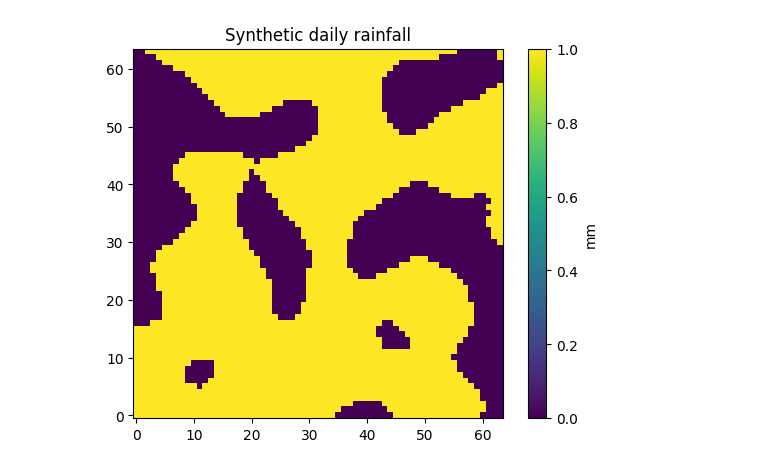
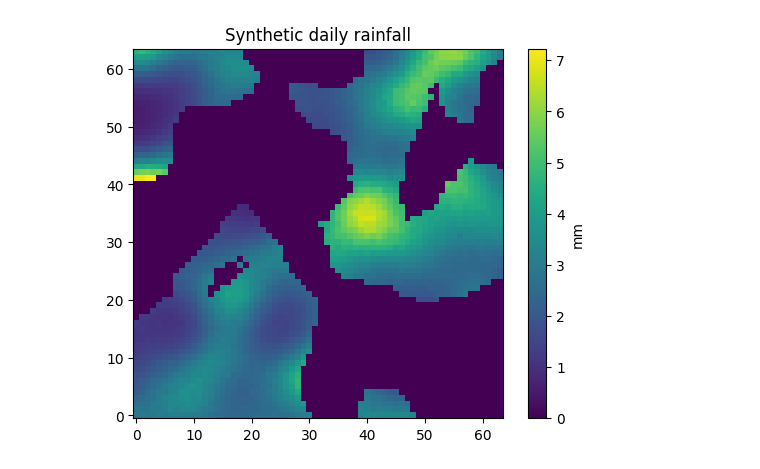
Before and after one commit to mgironamata/gen-rain, a Jupyter notebook: notebook.ipynb, the cells around one changed output. Cells and saved outputs as stored; diff of their text form; code cells hidden in the pictures.

```diff
--- a/notebook.ipynb
+++ b/notebook.ipynb
@@ -11,23 +16,24 @@ from models import JointRainDiffuser, train
 # %%
 # ----------------------------------------------------------------
 # Example usage inside Colab
 # ----------------------------------------------------------------
 if __name__ == "__main__":
     gen = GaussianRainfieldGenerator(
         grid_height = 64, grid_width = 64,
         length_scale = 0.1, wet_threshold = 0.4,
         amount_dist = "gamma", gamma_shape = 1.5, gamma_scale = 8.0,
+        correlated_intensity=True
     )
 
     # draw a single field to verify
-    field = gen.sample_precip(n_samples=1,occurrence_only=True)[0,0]  # (H, W)
+    field = gen.sample_precip(n_samples=1,occurrence_only=False)[0,0]  # (H, W)
 
     # quick visual check (works in notebooks):
     import matplotlib.pyplot as plt
     plt.imshow(field.cpu(), origin="lower")
     plt.colorbar(label="mm")
     plt.title("Synthetic daily rainfall")
     plt.show()
 # %% [output]
-[figure, old version]
+[figure, new version]
 # %%
```
Also changed, not shown: parts of 7 cells of this notebook, 1 other file.
